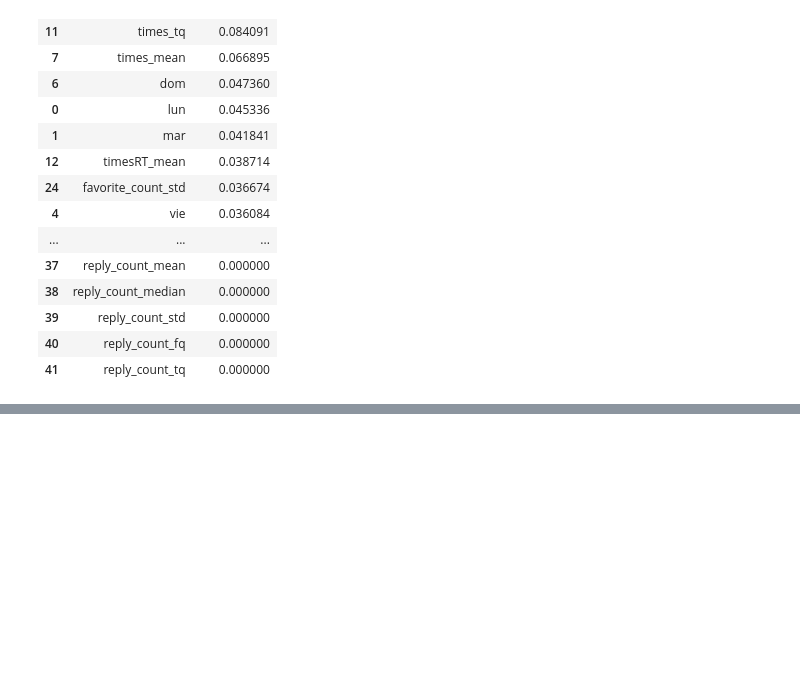
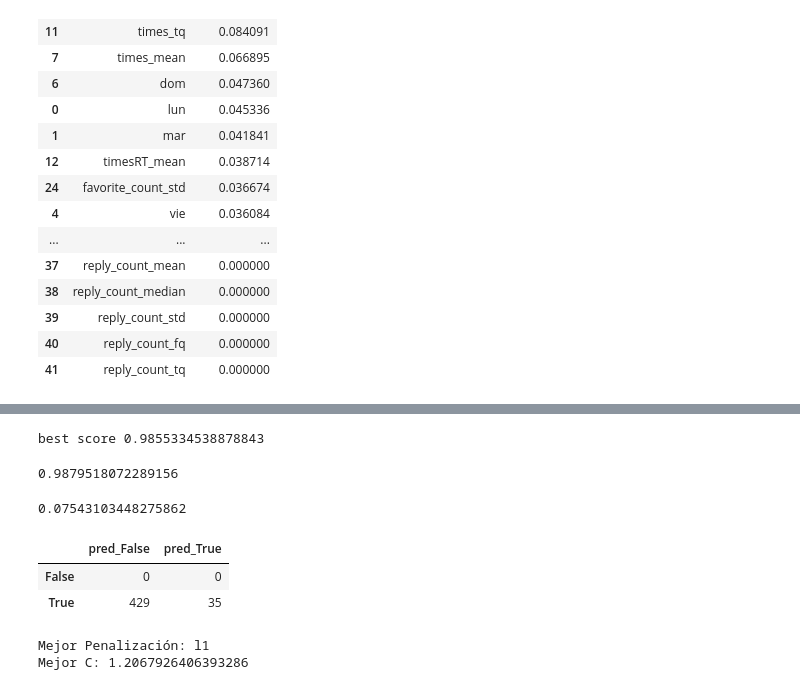
Before and after one commit to matiasngf/DH_proyecto_3, a Jupyter notebook: unir_vars_nuevas.ipynb, the cells around one changed output, grey strips where cells are left out. Drawn from its saved outputs; the diff is of its cells as text; code cells hidden in the pictures; blank space fills up the shorter version.

```diff
--- a/unir_vars_nuevas.ipynb
+++ b/unir_vars_nuevas.ipynb
@@ -260,0 +308,2 @@ pd.DataFrame({'Atributo':atributos,
+# %%
+grid_search_rf.fit(X_train, y_train)
@@ -260,0 +327,28 @@ pd.DataFrame({'Atributo':atributos,
+# %%
+model = grid_search_rf.best_estimator_
+print('best score', grid_search_rf.best_score_)
+
+# Predecir valores de test
+y_pred = model.predict(X_test)
+# Calculamos el accuracy general del modelo
+from sklearn.metrics import accuracy_score
+accuracy_score(y_test, y_pred)
+# %% [output]
+best score 0.9855334538878843
+0.9879518072289156
+# %%
+dfBot3 = featuresNuevas[featuresNuevas.Cat=='SocialSpambot3']
+y_test3 = le.transform(dfBot3.bot)
+x_test3 = pd.get_dummies(dfBot3.drop(['user_id', 'user_id.1', 'bot', 'Cat', 'tweetsCount', 'semanas'], axis=1))
+x_test3 = scaler.transform(x_test3)
+
+y_pred3 = model.predict(x_test3)
+print(accuracy_score(y_test3, y_pred3))
+
+conf = confusion_matrix(y_test3, y_pred3)
+pd.DataFrame(conf, index = le.classes_, columns = predicted_cols)
+# %% [output]
+0.07543103448275862
+|  | pred_False | pred_True |
+| False | 0 | 0 |
+| True | 429 | 35 |
@@ -260,0 +365,6 @@ pd.DataFrame({'Atributo':atributos,
+# %%
+print('Mejor Penalización:', best_model.best_estimator_.get_params()['penalty'])
+print('Mejor C:', best_model.best_estimator_.get_params()['C'])
+# %% [output]
+Mejor Penalización: l1
+Mejor C: 1.2067926406393286
```
Also changed, not shown: parts of 7 cells of this notebook, 1 other file.
